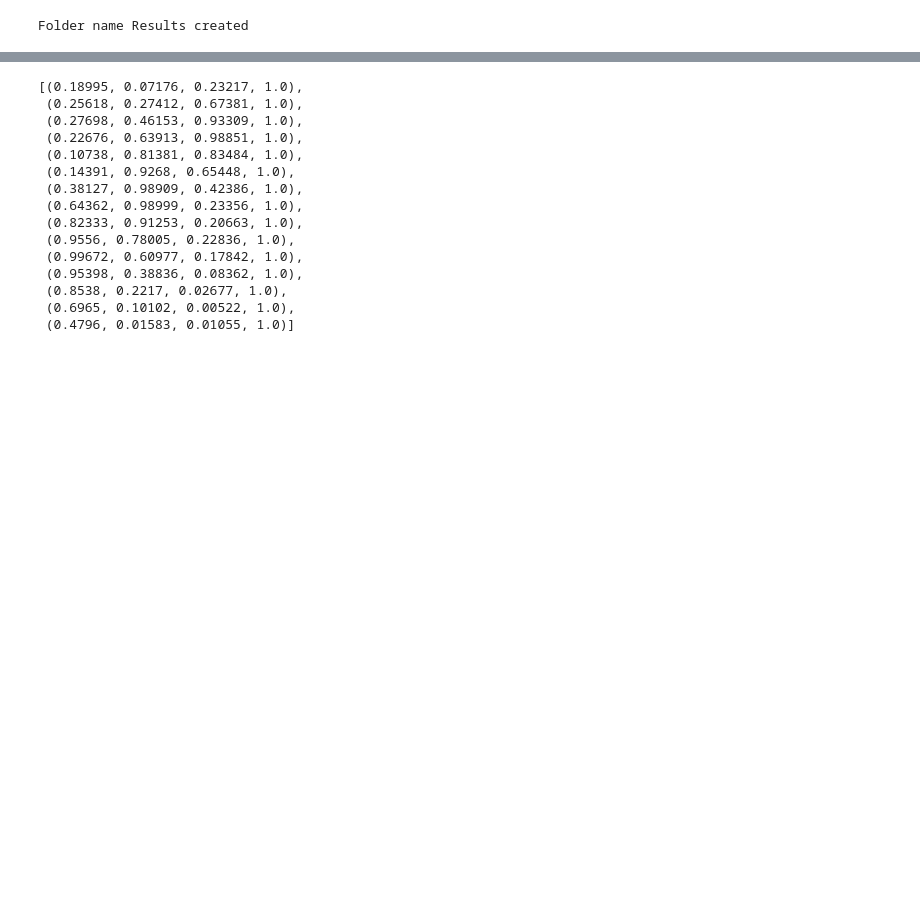
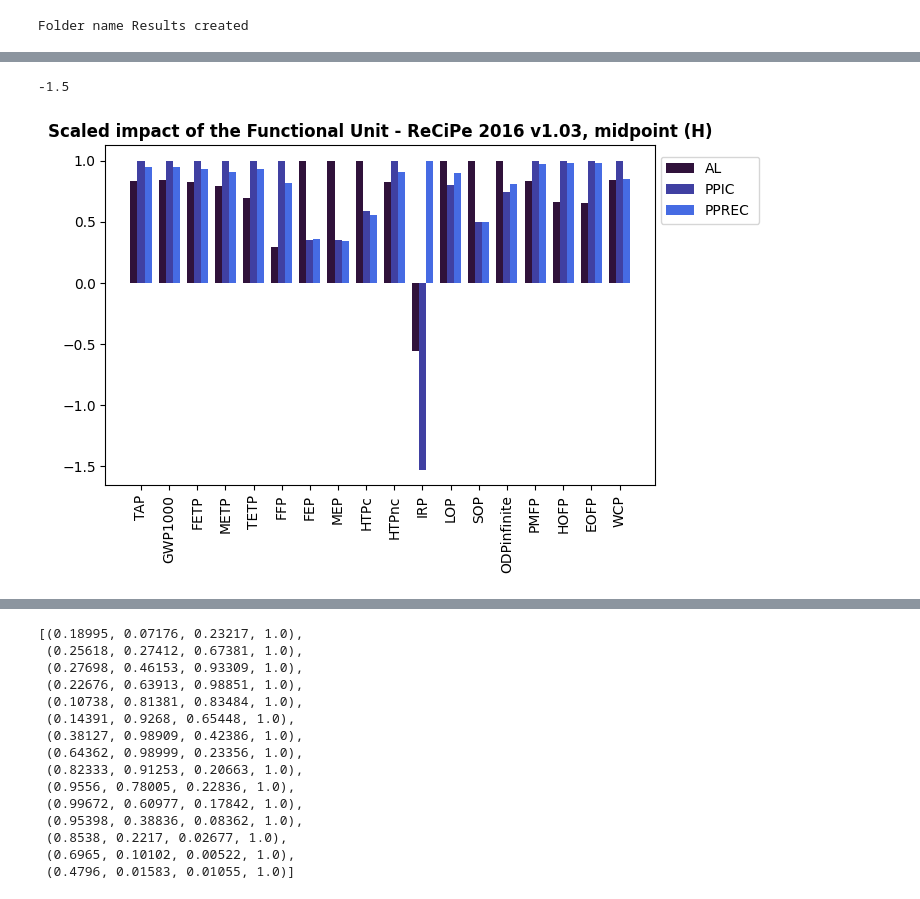
Before and after one commit to RuneWF/Single-use-vs-multi-use-in-health-care, a Jupyter notebook: Brighway/Ofir.ipynb, the cells around one changed output, grey strips where cells are left out. Saved outputs shown, nothing was run; the diff lists cells and outputs as text; code cells hidden in the pictures; blank space fills up the shorter version.

```diff
--- a/Brighway/Ofir.ipynb
+++ b/Brighway/Ofir.ipynb
@@ -39,10 +40,11 @@ Folder name Results created
 # %%
 db_type = 'CONSQ'
+lcia_method = 'recipe'
 
 save_dir = results_folder('Results')
 
-file_name = f'Results\Ananas - {db_type}.xlsx'
-file_cont_name = f'Results\Ananas contribution - {db_type}.xlsx'
+file_name = f'Results\Ananas - {db_type}_{lcia_method}.xlsx'
+file_cont_name = f'Results\Ananas contribution - {db_type}_{lcia_method}.xlsx'
 sheet_name = 'Ananas'
 
 path = r'C:\Users\ruw\Desktop\RA\Single-use-vs-multi-use-in-health-care\Brighway'
@@ -52,21 +54,25 @@ database_project = "RA - Ofir & Stine 1"
 database_name = "Ananas consq"
 
 flows = [f'alubox - {db_type}', f'PP sheet sc2 - {db_type}', f'PP sheet sc3 - {db_type}']
-flow_legend = [f'alubox - {db_type} sc1', f'PP sheet sc2 - {db_type}', f'PP sheet sc3 - {db_type}']
+flow_legend = [f'AL', f'PPIC', f'PPREC']
+
+contribution = False
+calculate_lcia = False
 # %% [output]
 Folder name Results created
 # %%
-FU, FU_proc, impact_category, plot_x_axis, sub_product_details = lc.LCA_initialization(database_project, database_name, flows)
+
+FU, FU_proc, impact_category, plot_x_axis_all, sub_product_details = lc.LCA_initialization(database_project, database_name, flows, lcia_method)
 impat =  impact_category
 
-calculate = False
 
-if f'{path}\{sheet_name}' is False or calculate is True:
+
+if calculate_lcia is True:
     # Caculating the LCA results
     df = lc.life_cycle_impact_assessment(flows, FU, impat, FU_proc)
     lc.save_LCA_results(df, file_name, sheet_name, impat)
 
 
-df_test = lc.import_LCA_results(file_name, flows, impat)
+df = lc.import_LCA_results(file_name, flows, impat)
 # %% [output]
 Biosphere database already present!!! No setup is needed
@@ -73,4 +80,18 @@ Biosphere database already present!!! No setup is needed
 Initialization is completed
+# %%
+if 'recipe' in lcia_method:
+    df_test, df_endpoint = lc.recipe_dataframe_split(df)
+    plot_x_axis_end = plot_x_axis_all[-3:]
+    ic_mid = plot_x_axis_all[:-3]
+    plot_x_axis = []
+    for ic in ic_mid:
+        # print(ic)
+        string = re.findall(r'\((.*?)\)', ic)
+        plot_x_axis.append(string[0])
+
+else:
+    df_test = df
+    plot_x_axis = plot_x_axis_all
 # %%
 # # Processing the LCA results
 sub_proccess, amount = lc.obtaining_sub_process(sub_product_details)
@@ -218,0 +110,12 @@ Avoided heat -0.0702513863654861
+# %%
+df_col = [df_test.columns[1]]
+df_GWP = df_test[df_col]
+
+unique_elements = lc.unique_elements_list(df_GWP, db_type)
+colors = plot_colors(unique_elements,'turbo')
+# %% [output]
+-1.5
+# %%
+lp.scaled_FU_plot(df_scaled, plot_x_axis, colors, flow_legend, save_dir, db_type, impact_category)
+# %% [output]
+[figure, added]
```
Also changed, not shown: parts of 24 cells of this notebook, 9 other files.
